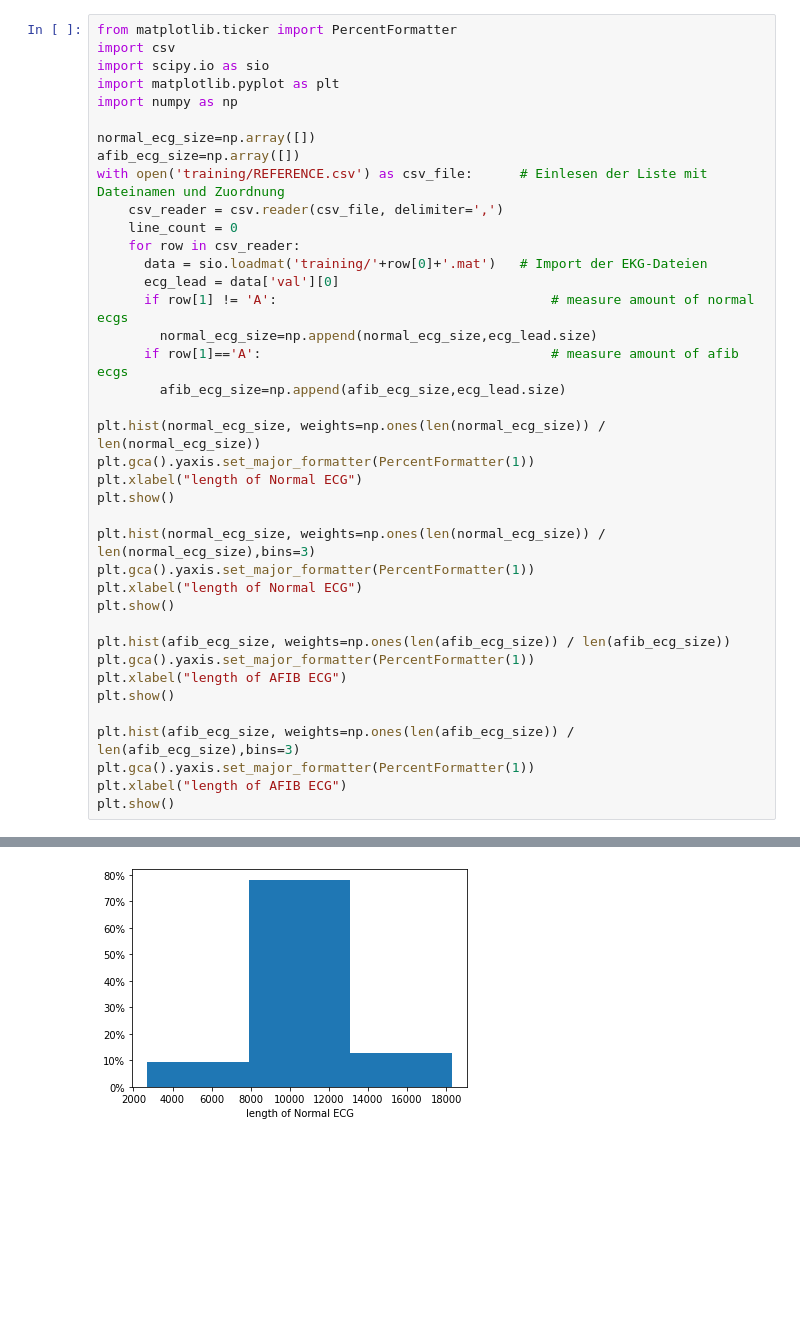
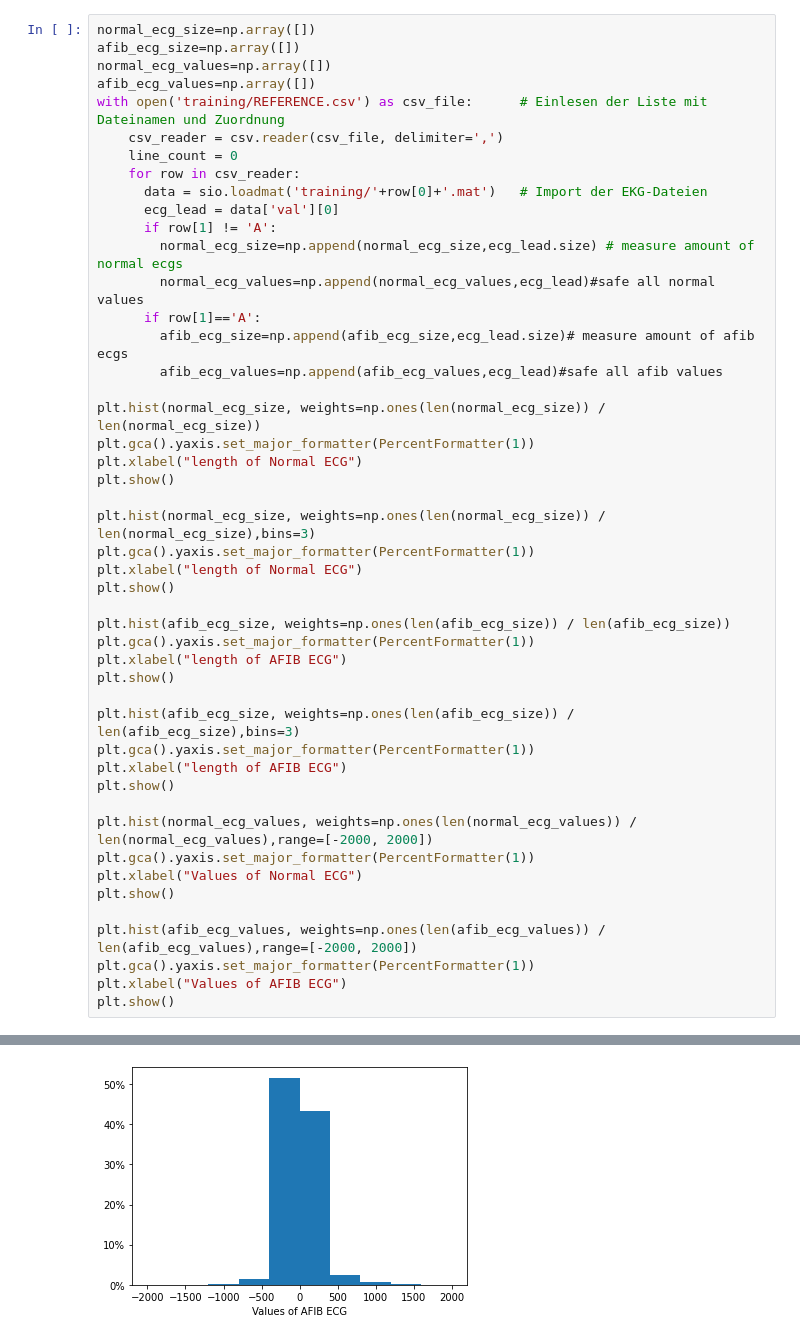
Before and after one commit to Marvin0212/AI-in-Medicine_Tsia, a Jupyter notebook: Visualizations/DataDistributionHistogram.ipynb, the cells around one changed output, grey strips where cells are left out. Cells and saved outputs as stored; diff of their text form; blank space fills up the shorter version.

Commit message:
ECG Values distribution

```diff
--- a/Visualizations/DataDistributionHistogram.ipynb
+++ b/Visualizations/DataDistributionHistogram.ipynb
@@ -4,22 +39,20 @@ uploaded = files.upload()
 # %%
-from matplotlib.ticker import PercentFormatter
-import csv
-import scipy.io as sio
-import matplotlib.pyplot as plt
-import numpy as np
-
 normal_ecg_size=np.array([])
 afib_ecg_size=np.array([])
+normal_ecg_values=np.array([])
+afib_ecg_values=np.array([])
 with open('training/REFERENCE.csv') as csv_file:      # Einlesen der Liste mit Dateinamen und Zuordnung
     csv_reader = csv.reader(csv_file, delimiter=',')
     line_count = 0
     for row in csv_reader:
       data = sio.loadmat('training/'+row[0]+'.mat')   # Import der EKG-Dateien
       ecg_lead = data['val'][0]
-      if row[1] != 'A':                                   # measure amount of normal ecgs
-        normal_ecg_size=np.append(normal_ecg_size,ecg_lead.size)
-      if row[1]=='A':                                     # measure amount of afib ecgs
-        afib_ecg_size=np.append(afib_ecg_size,ecg_lead.size)
+      if row[1] != 'A':
+        normal_ecg_size=np.append(normal_ecg_size,ecg_lead.size) # measure amount of normal ecgs
+        normal_ecg_values=np.append(normal_ecg_values,ecg_lead)#safe all normal values
+      if row[1]=='A':
+        afib_ecg_size=np.append(afib_ecg_size,ecg_lead.size)# measure amount of afib ecgs
+        afib_ecg_values=np.append(afib_ecg_values,ecg_lead)#safe all afib values
 
 plt.hist(normal_ecg_size, weights=np.ones(len(normal_ecg_size)) / len(normal_ecg_size))
 plt.gca().yaxis.set_major_formatter(PercentFormatter(1))
@@ -40,4 +73,14 @@ plt.hist(afib_ecg_size, weights=np.ones(len(afib_ecg_size)) / len(afib_ecg_size)
 plt.gca().yaxis.set_major_formatter(PercentFormatter(1))
 plt.xlabel("length of AFIB ECG")
 plt.show()
+
+plt.hist(normal_ecg_values, weights=np.ones(len(normal_ecg_values)) / len(normal_ecg_values),range=[-2000, 2000])
+plt.gca().yaxis.set_major_formatter(PercentFormatter(1))
+plt.xlabel("Values of Normal ECG")
+plt.show()
+
+plt.hist(afib_ecg_values, weights=np.ones(len(afib_ecg_values)) / len(afib_ecg_values),range=[-2000, 2000])
+plt.gca().yaxis.set_major_formatter(PercentFormatter(1))
+plt.xlabel("Values of AFIB ECG")
+plt.show()
 # %% [output]
@@ -45 +88 @@ plt.show()
-[figure, old version]
+[figure, new version]
```
Also changed, not shown: parts of 3 cells of this notebook, 2 other files.
